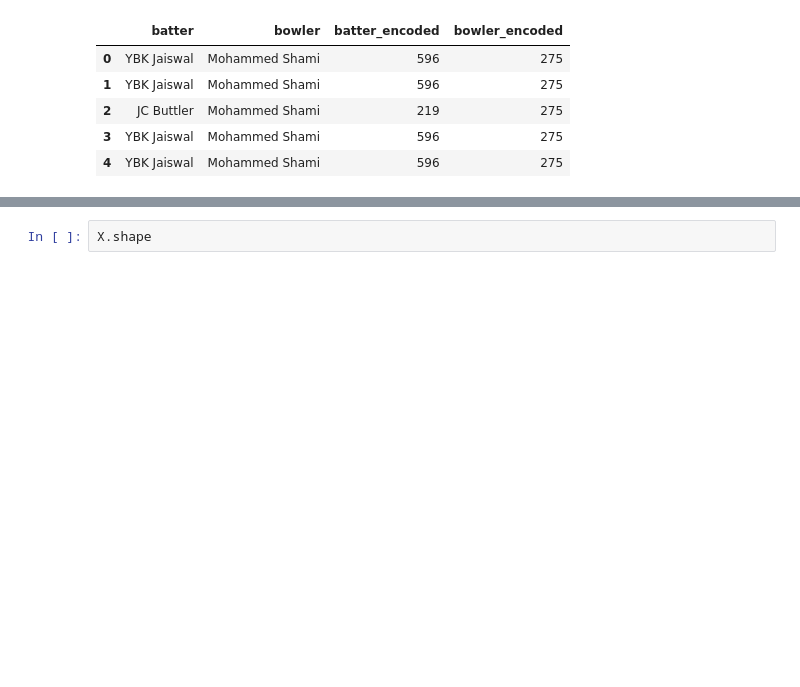
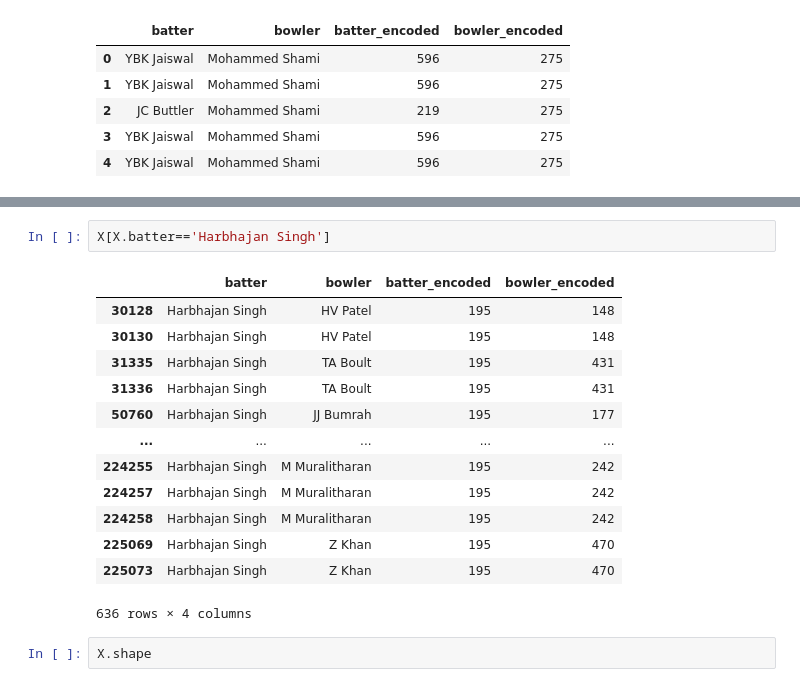
Before and after one commit to pyparul/ML_IPL_Score_Prediction, a Jupyter notebook: resampledPlayersDatamodelling.ipynb, the cells around one changed output, grey strips where cells are left out. Drawn from its saved outputs; the diff is of its cells as text; blank space fills up the shorter version.

```diff
--- a/resampledPlayersDatamodelling.ipynb
+++ b/resampledPlayersDatamodelling.ipynb
@@ -315,3 +352,19 @@ X.head()
+# %%
+X[X.batter=='Harbhajan Singh']
+# %% [output]
+|  | batter | bowler | batter_encoded | bowler_encoded |
+| 30128 | Harbhajan Singh | HV Patel | 195 | 148 |
+| 30130 | Harbhajan Singh | HV Patel | 195 | 148 |
+| 31335 | Harbhajan Singh | TA Boult | 195 | 431 |
+| 31336 | Harbhajan Singh | TA Boult | 195 | 431 |
+| 50760 | Harbhajan Singh | JJ Bumrah | 195 | 177 |
+| ... | ... | ... | ... | ... |
+| 224255 | Harbhajan Singh | M Muralitharan | 195 | 242 |
+| 224257 | Harbhajan Singh | M Muralitharan | 195 | 242 |
+| 224258 | Harbhajan Singh | M Muralitharan | 195 | 242 |
+| 225069 | Harbhajan Singh | Z Khan | 195 | 470 |
+| 225073 | Harbhajan Singh | Z Khan | 195 | 470 |
+636 rows × 4 columns
 # %%
 X.shape
 # %% [output]
```
Also changed, not shown: parts of 6 cells of this notebook.
